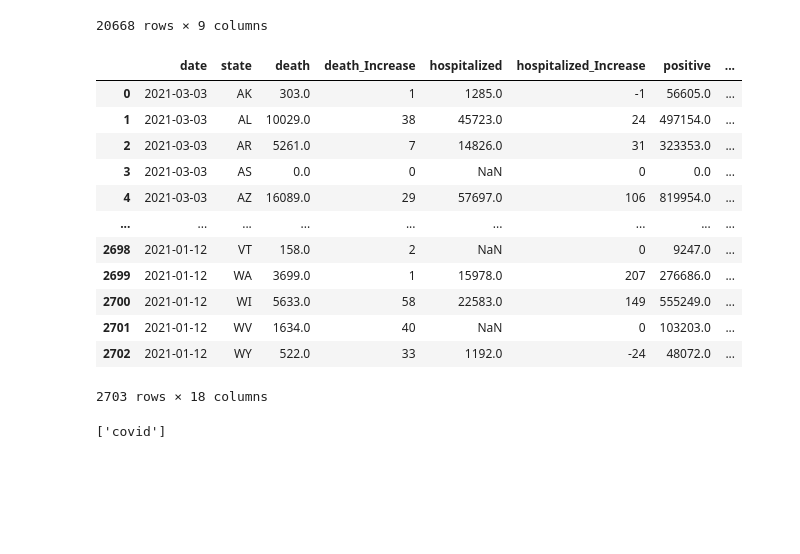
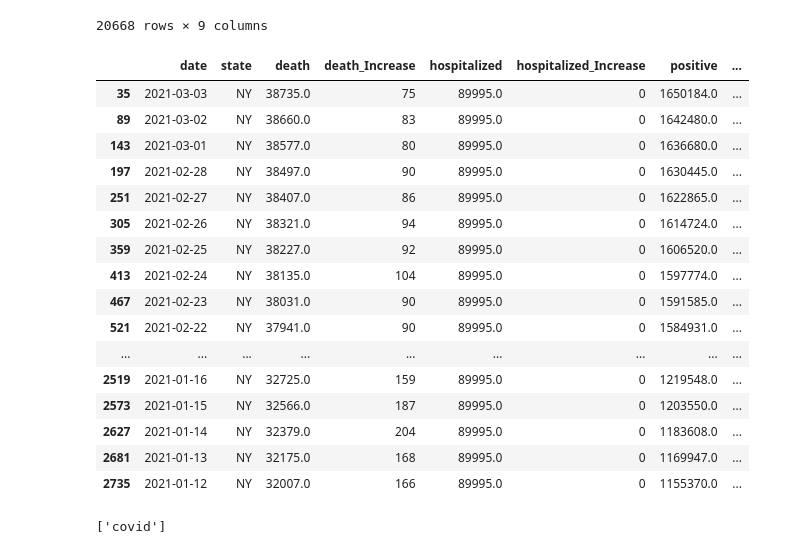
Before and after one commit to Marcellisv/Final_Projec, a Jupyter notebook: data/Charts_to_postgres.ipynb, the cells around one changed output. Drawn from its saved outputs; the diff is of its cells as text; code cells hidden in the pictures; blank space fills up the shorter version.

```diff
--- a/data/Charts_to_postgres.ipynb
+++ b/data/Charts_to_postgres.ipynb
@@ -47,7 +47,7 @@ vaccine_df
 | 3337 | 2021-01-12 | Wyoming | 16467.0 | 47800.0 | 13577.0 | 0.37 | ... |
 3338 rows × 14 columns
 # %%
-cleaned_vaccine = vaccine_df.drop(columns=["total_distributed", "daily_vaccinations_raw", "share_doses_used"])
+cleaned_vaccine = vaccine_df.drop(columns=["total_distributed", "daily_vaccinations_raw"])
 cleaned_vaccine
 # %% [output]
 |  | date | state | total_vaccinations | people_vaccinated | people_fully_vaccinated_per_hundred | total_vaccinations_per_hundred | ... |
@@ -227,26 +227,30 @@ cleaned_cases_transformed
 # %%
 cleaned_cases_transformed
 cleaned_vaccine
 
 cleaned_cases_transformed['date'] = pd.to_datetime(cleaned_cases_transformed['date'])
 cleaned_vaccine['date'] = pd.to_datetime(cleaned_vaccine['date'])
 merged_df = pd.merge(cleaned_cases_transformed, cleaned_vaccine, on= ["date" , "state"])
 pd
-merged_df
+merged_df[merged_df['state']=='NY']
 # %% [output]
 |  | date | state | death | death_Increase | hospitalized | hospitalized_Increase | positive | ... |
-| 0 | 2021-03-03 | AK | 303.0 | 1 | 1285.0 | -1 | 56605.0 | ... |
-| 1 | 2021-03-03 | AL | 10029.0 | 38 | 45723.0 | 24 | 497154.0 | ... |
-| 2 | 2021-03-03 | AR | 5261.0 | 7 | 14826.0 | 31 | 323353.0 | ... |
-| 3 | 2021-03-03 | AS | 0.0 | 0 | NaN | 0 | 0.0 | ... |
-| 4 | 2021-03-03 | AZ | 16089.0 | 29 | 57697.0 | 106 | 819954.0 | ... |
+| 35 | 2021-03-03 | NY | 38735.0 | 75 | 89995.0 | 0 | 1650184.0 | ... |
+| 89 | 2021-03-02 | NY | 38660.0 | 83 | 89995.0 | 0 | 1642480.0 | ... |
+| 143 | 2021-03-01 | NY | 38577.0 | 80 | 89995.0 | 0 | 1636680.0 | ... |
+| 197 | 2021-02-28 | NY | 38497.0 | 90 | 89995.0 | 0 | 1630445.0 | ... |
+| 251 | 2021-02-27 | NY | 38407.0 | 86 | 89995.0 | 0 | 1622865.0 | ... |
+| 305 | 2021-02-26 | NY | 38321.0 | 94 | 89995.0 | 0 | 1614724.0 | ... |
+| 359 | 2021-02-25 | NY | 38227.0 | 92 | 89995.0 | 0 | 1606520.0 | ... |
+| 413 | 2021-02-24 | NY | 38135.0 | 104 | 89995.0 | 0 | 1597774.0 | ... |
+| 467 | 2021-02-23 | NY | 38031.0 | 90 | 89995.0 | 0 | 1591585.0 | ... |
+| 521 | 2021-02-22 | NY | 37941.0 | 90 | 89995.0 | 0 | 1584931.0 | ... |
 | ... | ... | ... | ... | ... | ... | ... | ... | ... |
-| 2698 | 2021-01-12 | VT | 158.0 | 2 | NaN | 0 | 9247.0 | ... |
-| 2699 | 2021-01-12 | WA | 3699.0 | 1 | 15978.0 | 207 | 276686.0 | ... |
-| 2700 | 2021-01-12 | WI | 5633.0 | 58 | 22583.0 | 149 | 555249.0 | ... |
-| 2701 | 2021-01-12 | WV | 1634.0 | 40 | NaN | 0 | 103203.0 | ... |
-| 2702 | 2021-01-12 | WY | 522.0 | 33 | 1192.0 | -24 | 48072.0 | ... |
+| 2519 | 2021-01-16 | NY | 32725.0 | 159 | 89995.0 | 0 | 1219548.0 | ... |
+| 2573 | 2021-01-15 | NY | 32566.0 | 187 | 89995.0 | 0 | 1203550.0 | ... |
+| 2627 | 2021-01-14 | NY | 32379.0 | 204 | 89995.0 | 0 | 1183608.0 | ... |
+| 2681 | 2021-01-13 | NY | 32175.0 | 168 | 89995.0 | 0 | 1169947.0 | ... |
+| 2735 | 2021-01-12 | NY | 32007.0 | 166 | 89995.0 | 0 | 1155370.0 | ... |
-2703 rows × 18 columns
 # %%
 connection_string = "postgres:Cellxan69$$@localhost:5432/covid_db"
 engine = create_engine(f'postgresql://{connection_string}')
```
Also changed, not shown: parts of 8 cells of this notebook, 18 other files.
